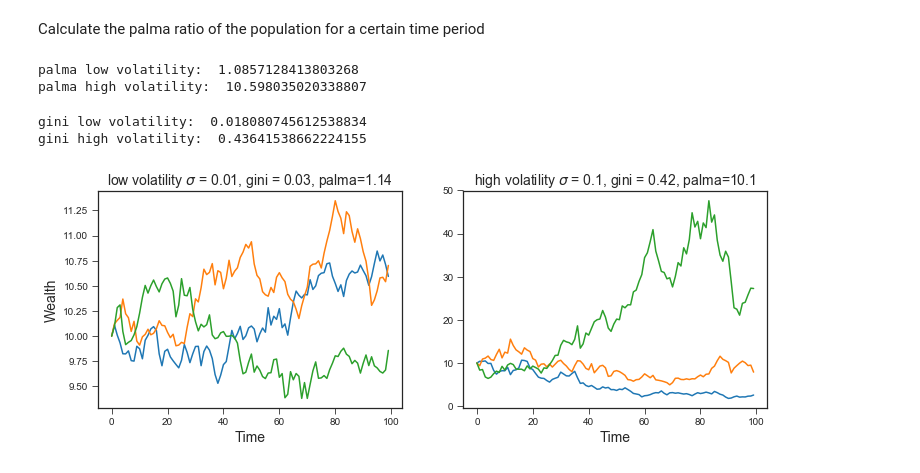
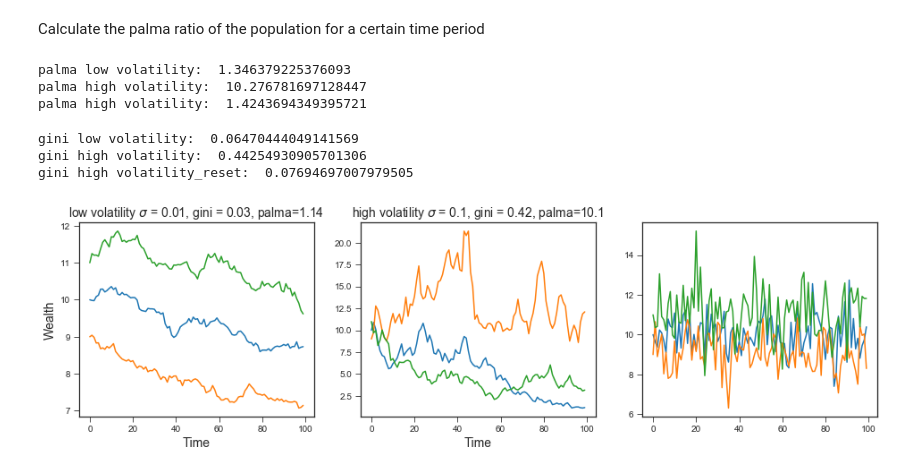
Before and after one commit to joerischasfoort/asset_volatility_wealth_inequality, a Jupyter notebook: simple-volatility-inequality-experiment.ipynb, the cells around one changed output. Drawn from its saved outputs; the diff is of its cells as text; code cells hidden in the pictures.

Commit message:
add sensitivity analysis initial wealth

```diff
--- a/simple-volatility-inequality-experiment.ipynb
+++ b/simple-volatility-inequality-experiment.ipynb
@@ -26,9 +27,11 @@ stdev_high = 0.10
 # %%
 # create 100 individuals equal wealth
 pop_size = 3
+random_range = list(random.randint(9, 11) for x in range(pop_size))
 
-population_low = [[10] for x in range(pop_size)]
-population_high = [[10] for x in range(pop_size)]
+population_low = [[random_range[x]] for x in range(pop_size)]
+population_high = [[random_range[x]] for x in range(pop_size)]
+poplulation_high_reset = [[random_range[x]] for x in range(pop_size)]
 # %% [markdown]
 For 100 periods generate a random return for every agent with an average of 0 and a standard devation of $\sigma$
 # %%
@@ -43,6 +46,12 @@ for i in range(pop_size):
     returns = np.random.normal(loc=0.0, scale=stdev_high, size=periods)
     for x in range(1, len(returns)):
         population_high[i].append(population_high[i][-1] * (1 + returns[x]))
+# %%
+# evolve high standard deviation population
+for i in range(pop_size):
+    returns = np.random.normal(loc=0.0, scale=stdev_high, size=periods)
+    for x in range(1, len(returns)):
+        poplulation_high_reset[i].append(poplulation_high_reset[i][0] * (1 + returns[x]))
 # %% [markdown]
 Calculate the palma ratio of the population for a certain time period
 # %%
@@ -57,36 +67,49 @@ def calc_palma(wealth_distr):
 # %%
 palma_low = calc_palma(wealth_distr_low_vol)
 palma_high = calc_palma(wealth_distr_high_vol)
+palma_high_reset = calc_palma(wealth_distr_high_vol_reset)
 print('palma low volatility: ', palma_low)
 print('palma high volatility: ', palma_high)
+print('palma high volatility: ', palma_high_reset)
 # %% [output]
-palma low volatility:  1.0857128413803268
-palma high volatility:  10.598035020338807
+palma low volatility:  1.346379225376093
+palma high volatility:  10.276781697128447
+palma high volatility:  1.4243694349395721
 # %%
 gini_low = gini(np.array(wealth_distr_low_vol))
 gini_high = gini(np.array(wealth_distr_high_vol))
+gini_high_reset = gini(np.array(wealth_distr_high_vol_reset))
 print('gini low volatility: ', gini_low)
 print('gini high volatility: ', gini_high)
+print('gini high volatility_reset: ', gini_high_reset)
 # %% [output]
-gini low volatility:  0.018080745612538834
-gini high volatility:  0.43641538662224155
+gini low volatility:  0.06470444049141569
+gini high volatility:  0.44254930905701306
+gini high volatility_reset:  0.07694697007979505
 # %%
-fig, (ax1, ax2) = plt.subplots(1, 2, figsize=(12, 4))
+fig, (ax1, ax2, ax3) = plt.subplots(1, 3, figsize=(16, 4))
 
 for a in population_low:
     ax1.plot(range(len(a)), a)
 
-ax1.set_title('low volatility $\sigma$ = {}, gini = {}, palma={}'.format(stdev_low, 0.03, 1.14), fontsize='14')
+ax1.set_title('vol $\sigma$ = {}, gini = {}, palma={}'.format(stdev_low, 0.06, 1.14), fontsize='14')
 ax1.set_ylabel('Wealth', fontsize='14')
 
 for b in population_high:
     ax2.plot(range(len(b)), b)
 
-ax2.set_title('high volatility $\sigma$ = {}, gini = {}, palma={}'.format(stdev_high, 0.42, 10.1), fontsize='14')
+ax2.set_title('vol $\sigma$ = {}, gini = {}, palma={}'.format(stdev_high, 0.44, 10.1), fontsize='14')
+
+for b in poplulation_high_reset:
+    ax3.plot(range(len(b)), b)
+
+ax3.set_title('vol $\sigma$ = {}, gini = {}, palma={}'.format(stdev_high, 0.07, 10.1), fontsize='14')
 
 for ax in [ax1, ax2]:
     ax.set_xlabel('Time', fontsize='14')
 
+
+
 fig.savefig('simple_experiment.png')
 # %% [output]
-[figure, old version]
+[figure, new version]
```
Also changed, not shown: parts of 2 cells of this notebook, 5 other files.
